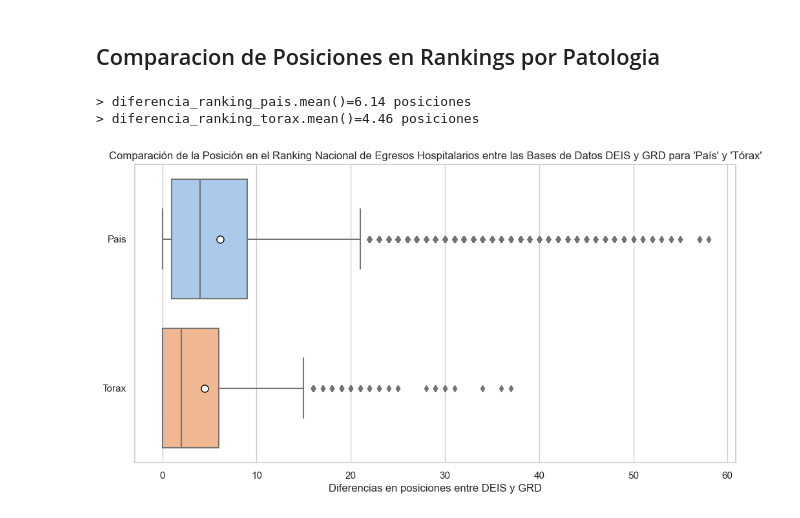
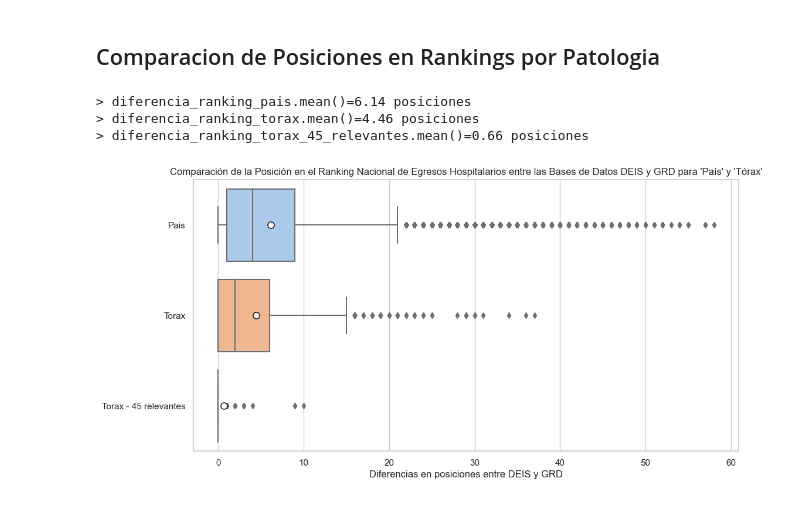
Before and after one commit to JavierRojas14/grd, a Jupyter notebook: notebooks/6.0-jrb-comparison-of-discharges-grd-and-deis.ipynb, the cells around one changed output. Cells and saved outputs as stored; diff of their text form; code cells hidden in the pictures.

Commit message:
Muestra la diferencia de pos para 45 rel

```diff
--- a/notebooks/6.0-jrb-comparison-of-discharges-grd-and-deis.ipynb
+++ b/notebooks/6.0-jrb-comparison-of-discharges-grd-and-deis.ipynb
@@ -199,35 +247,45 @@ comparacion_grd_deis_torax = build_features.calculate_and_add_difference(
 # Obtiene el promedio de las diferencias de rankings
 diferencia_ranking_pais = comparacion_grd_deis_pais[COLUMNA_RANKINGS]
 diferencia_ranking_torax = comparacion_grd_deis_torax[COLUMNA_RANKINGS].reset_index(drop=True)
+diferencia_ranking_torax_45_relevantes = comparacion_grd_deis_torax.query(
+    "DIAGNOSTICO1.isin(@RELEVANT_DIAGNOSES)"
+)[COLUMNA_RANKINGS].reset_index(drop=True)
 
 # Obtiene el promedio de las diferencias de rankings
 print(f"> {diferencia_ranking_pais.mean()=:.2f} posiciones")
 print(f"> {diferencia_ranking_torax.mean()=:.2f} posiciones")
+print(f"> {diferencia_ranking_torax_45_relevantes.mean()=:.2f} posiciones")
 
 # Une las diferencias para graficarlas
 comparacion_rankings_pais_torax = pd.DataFrame(
-    {"diferencias_pais": diferencia_ranking_pais, "diferencias_torax": diferencia_ranking_torax}
+    {
+        "diferencias_pais": diferencia_ranking_pais,
+        "diferencias_torax": diferencia_ranking_torax,
+        "diferencias_torax_45_relevantes": diferencia_ranking_torax_45_relevantes,
+    }
 )
 # %% [output]
 > diferencia_ranking_pais.mean()=6.14 posiciones
 > diferencia_ranking_torax.mean()=4.46 posiciones
+> diferencia_ranking_torax_45_relevantes.mean()=0.66 posiciones
 # %%
 axis = sns.boxplot(
     comparacion_rankings_pais_torax,
     orient="h",
     showmeans=True,
     meanprops={
         "marker": "o",
         "markerfacecolor": "white",
         "markeredgecolor": "black",
         "markersize": "8",
     },
 )
 
-plt.yticks([0, 1], ["Pais", "Torax"])
+plt.yticks([0, 1, 2], ["Pais", "Torax", "Torax - 45 relevantes"])
 plt.title("Comparación de la Posición en el Ranking Nacional de Egresos Hospitalarios entre las "
           "Bases de Datos DEIS y GRD para 'País' y 'Tórax'")
 plt.xlabel("Diferencias en posiciones entre DEIS y GRD")
+plt.savefig("../reports/comparacion_posiciones_deis_grd.png", dpi=400)
 plt.show()
 # %% [output]
-[figure, old version]
+[figure, new version]
```
Also changed, not shown: parts of 3 cells of this notebook.
